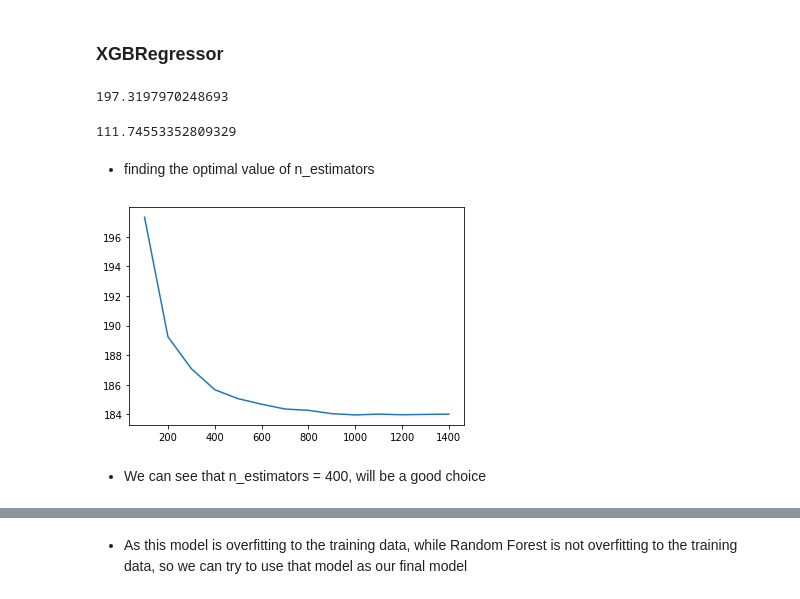
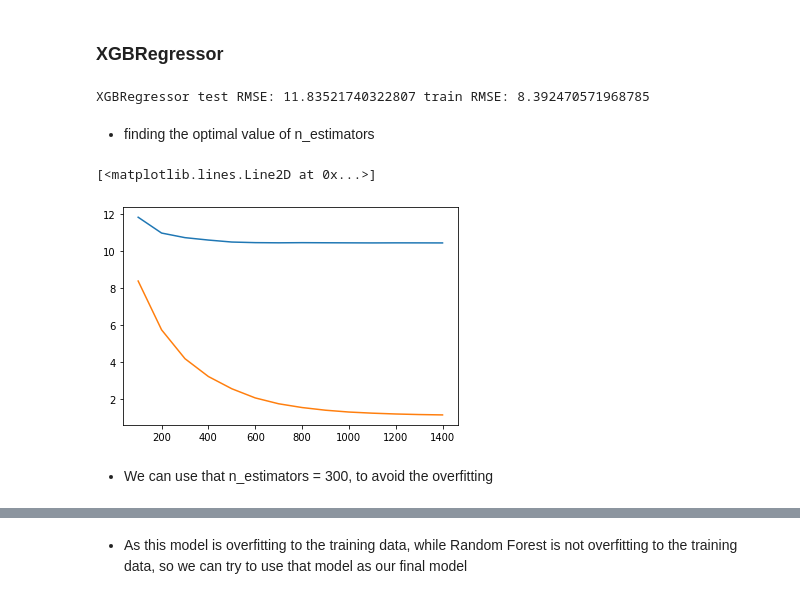
Before and after one commit to SKT27182/summer-analytics, a Jupyter notebook: Hackathon/final_hackathon.ipynb, the cells around one changed output, grey strips where cells are left out. Cells and saved outputs as stored; diff of their text form; code cells hidden in the pictures.

Commit message:
Improved the model

```diff
--- a/Hackathon/final_hackathon.ipynb
+++ b/Hackathon/final_hackathon.ipynb
@@ -587,14 +802,8 @@ import warnings
 df = pd.read_csv('data/train_filled_scaled.csv')
 # %%
 X = df.drop(['offer_per','final_price'], axis=1)
-y = df['final_price']
+y = df['offer_per']
 # %%
 from sklearn.model_selection import train_test_split
 # %%
 X_train, X_test, y_train, y_test = train_test_split(X, y, test_size=0.20, random_state=42)
-# %%
-from sklearn.preprocessing import StandardScaler
-scaler = StandardScaler()
-col_to_stand = ['actual_price' , 'norating' , 'noreviews' ,  "one_star" , "two_star" , "three_star" , "four_star" , "five_star"]
-X_train[col_to_stand] = scaler.fit_transform(X_train[col_to_stand])
-X_test[col_to_stand] = scaler.transform(X_test[col_to_stand])
@@ -770,28 +995,28 @@ from xgboost import XGBRegressor
 # %%
 xgb_base = XGBRegressor( random_state=101)
 # %%
-run_model(xgb_base, save=False)
+run_model(xgb_base, save=True)
 # %% [output]
-197.3197970248693
+XGBRegressor test RMSE: 11.83521740322807 train RMSE: 8.392470571968785
-# %%
-run_model(xgb_base, X_test=X_train,  y_test=y_train, fit=False)
-# %% [output]
-111.74553352809329
 # %% [markdown]
 - finding the optimal value of n_estimators
 # %%
 def find_n_estimator(n_max):
     error = []
+    error_train = []
     for n in range(100,n_max,100):
         xgb = XGBRegressor(n_estimators=n, random_state=101,n_jobs=-1)
         xgb.fit(X_train, y_train)
         error.append(np.sqrt(mean_squared_error(y_test, xgb.predict(X_test))))
-    return error
+        error_train.append(np.sqrt(mean_squared_error(y_train, xgb.predict(X_train))))
+    return error,error_train
 # %%
-eroor = find_n_estimator(1500)
+error_test,error_train = find_n_estimator(1500)
 # %%
-plt.plot(range(100,1500,100), eroor);
+plt.plot(range(100,1500,100), error_test);
+plt.plot(range(100,1500,100), error_train)
 # %% [output]
+[<matplotlib.lines.Line2D at 0x...>]
-[figure, old version]
+[figure, new version]
-# %% [markdown]
-- We can see that n_estimators = 400, will be a good choice
+# %% [markdown]
+- We can use that n_estimators = 300, to avoid the overfitting
```
Also changed, not shown: parts of 108 cells of this notebook, 1 other file.
